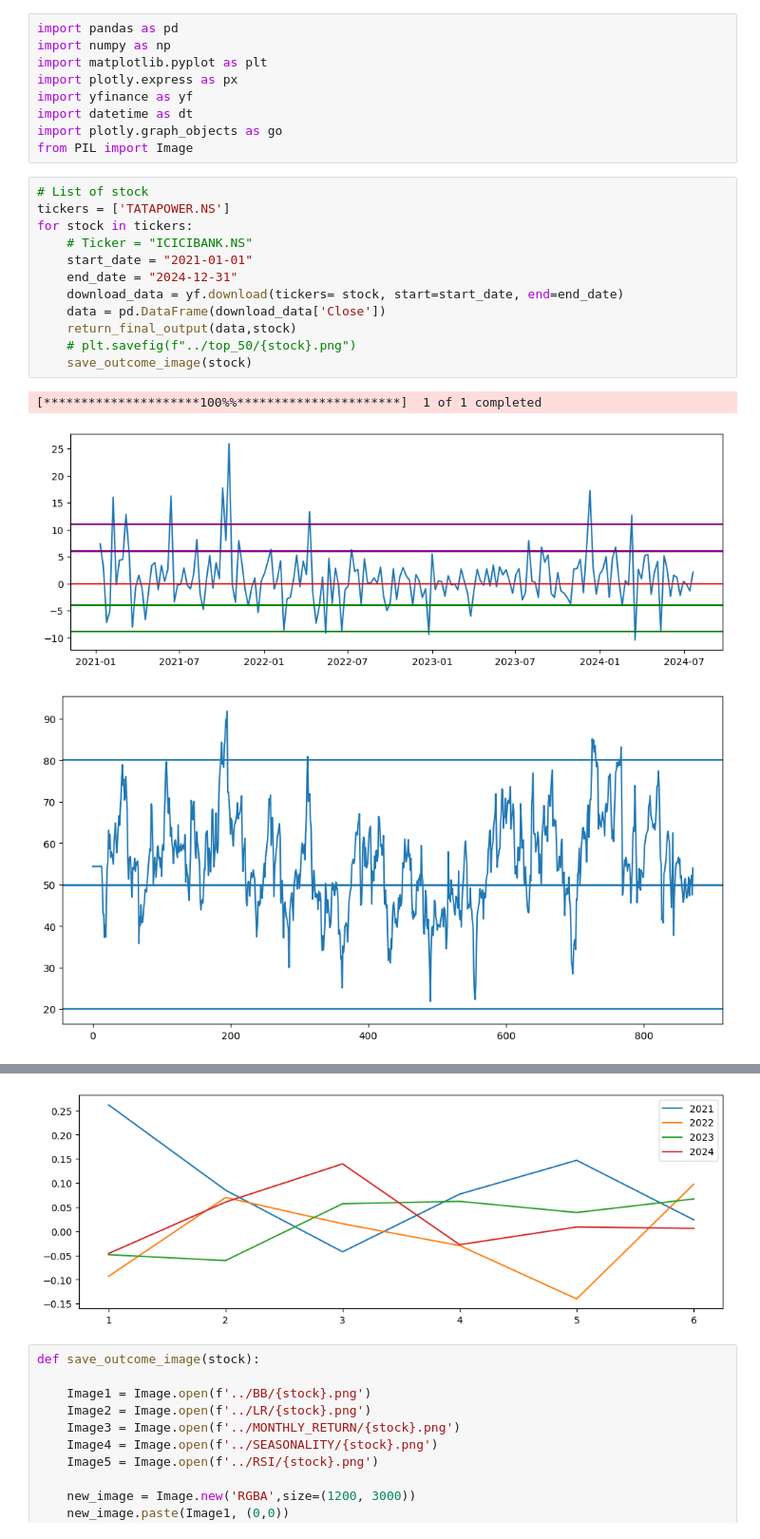
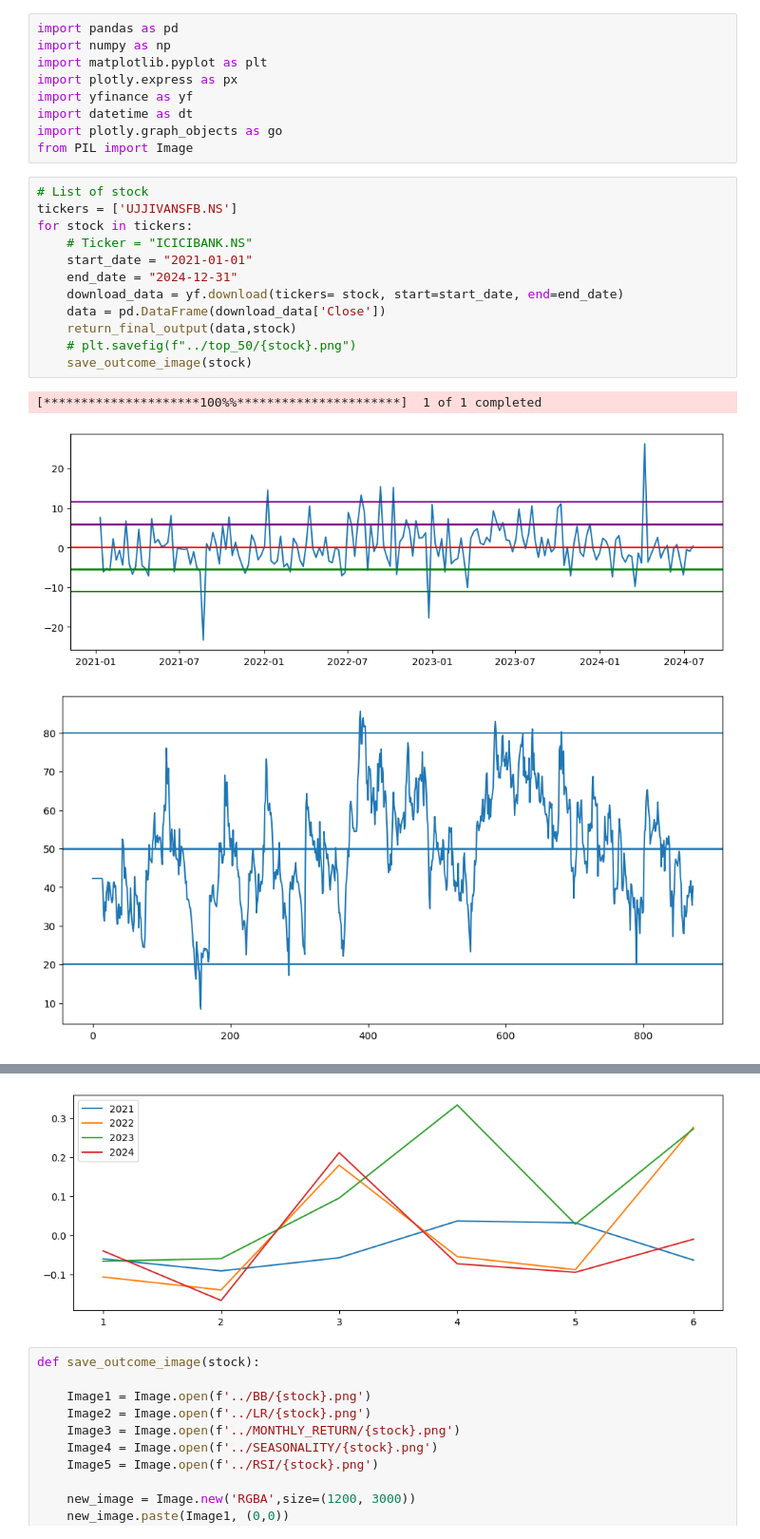
Before and after one commit to isouravsharma/Fin, a Jupyter notebook: Ticker-automate_V2.ipynb, the cells around one changed output, grey strips where cells are left out. Shown at 95% size. Saved outputs shown, nothing was run; the diff lists cells and outputs as text.

```diff
--- a/Ticker-automate_V2.ipynb
+++ b/Ticker-automate_V2.ipynb
@@ -11,17 +11,17 @@ import plotly.graph_objects as go
 from PIL import Image
 # %%
 # List of stock
-tickers = ['TATAPOWER.NS']
+tickers = ['UJJIVANSFB.NS']
 for stock in tickers:
     # Ticker = "ICICIBANK.NS"
     start_date = "2021-01-01"
     end_date = "2024-12-31"
     download_data = yf.download(tickers= stock, start=start_date, end=end_date)
     data = pd.DataFrame(download_data['Close'])
     return_final_output(data,stock)
     # plt.savefig(f"../top_50/{stock}.png")
     save_outcome_image(stock)
 # %% [output]
 [*********************100%%**********************]  1 of 1 completed
-[figure, old version]
+[figure, new version]
-[figure, old version]
+[figure, new version]
@@ -30,4 +30,4 @@ for stock in tickers:
-[figure, old version]
+[figure, new version]
 # %%
 def save_outcome_image(stock):
 
```
Also changed, not shown: parts of 1 cell of this notebook.
